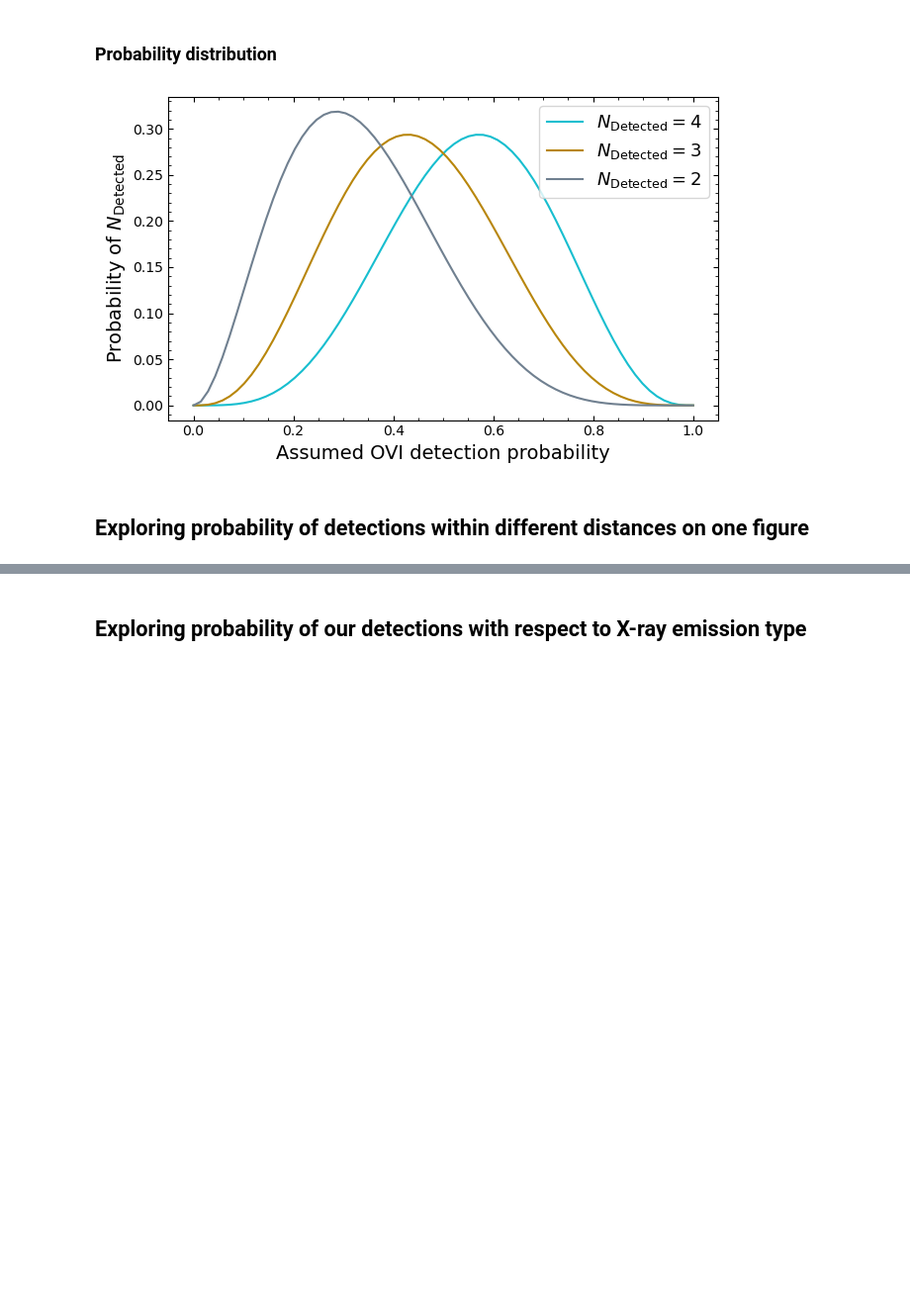
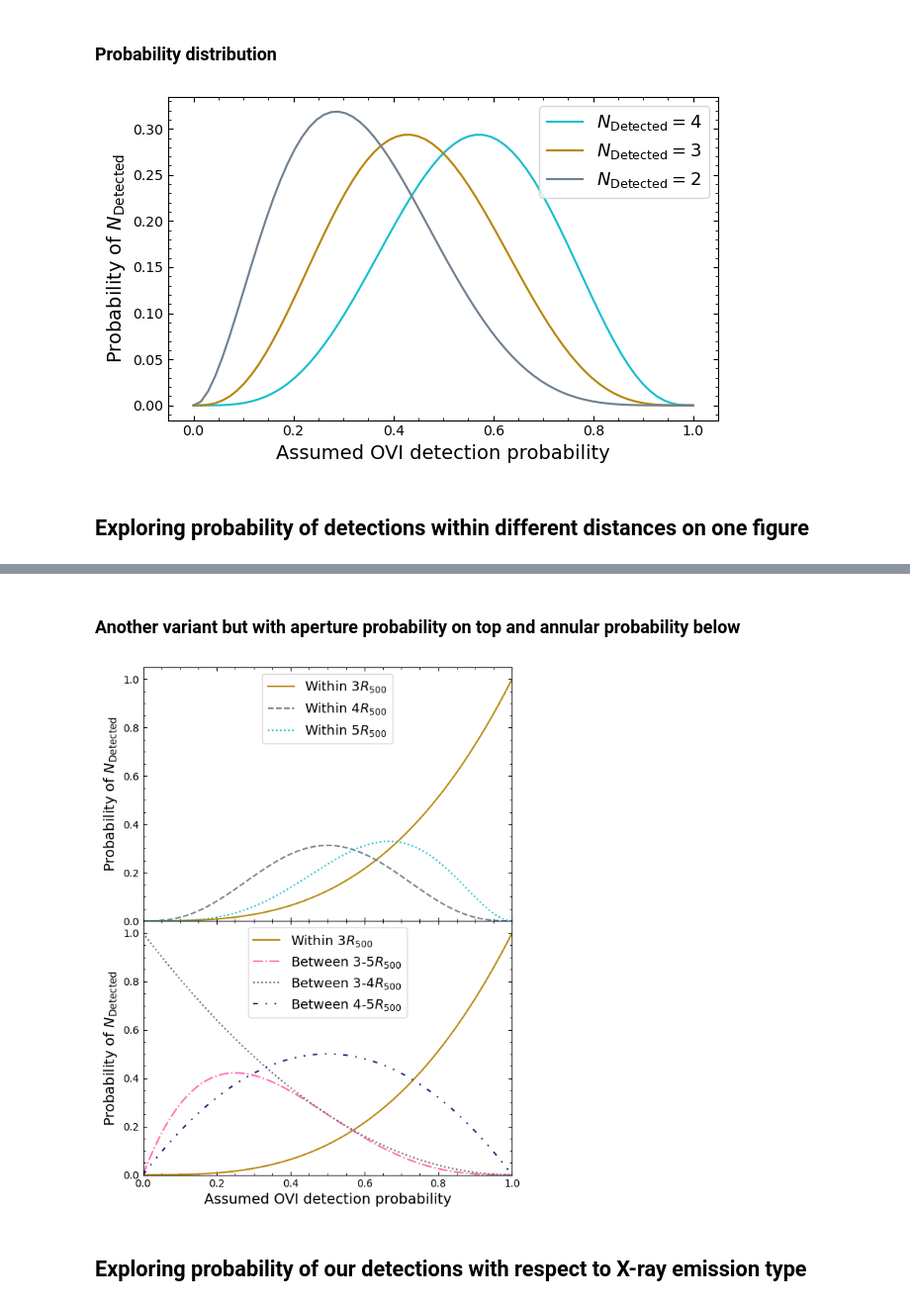
Before and after one commit to DavidT3/OVI_groups, a Jupyter notebook: notebooks/results_analyses/binomial_prob_detection.ipynb, the cells around one changed output, grey strips where cells are left out. Shown at 99% size. Saved outputs shown, nothing was run; the diff lists cells and outputs as text; code cells hidden in the pictures; blank space fills up the shorter version.

```diff
--- a/notebooks/results_analyses/binomial_prob_detection.ipynb
+++ b/notebooks/results_analyses/binomial_prob_detection.ipynb
@@ -173,2 +174,65 @@ print(succ_prob_arr[bin_prob_arr_5r500.argmax()].round(2))
+# %% [markdown]
+### Another variant but with aperture probability on top and annular probability below
+# %%
+# The x-axis - we're exploring a range of success probabilities
+succ_prob_arr = np.linspace(0, 1, 70)
+
+fig, ax_arr = plt.subplots(nrows=2, ncols=1, figsize=(6.5, 9), sharex=True, sharey=False, )
+fig.subplots_adjust(hspace=0)
+
+for ax in ax_arr:
+    ax.minorticks_on()
+    ax.tick_params(which='both', direction='in', right=True, top=True)
+
+plt.sca(ax_arr[0])
+
+bin_prob_arr_3r500 = binom(3, 3, succ_prob_arr)
+plt.plot(succ_prob_arr, bin_prob_arr_3r500, color='darkgoldenrod', label=r'Within 3$R_{500}$')
+
+bin_prob_arr_4r500 = binom(3, 6, succ_prob_arr)
+plt.plot(succ_prob_arr, bin_prob_arr_4r500, color='slategrey', label=r'Within 4$R_{500}$', linestyle='dashed')
+
+bin_prob_arr_5r500 = binom(4, 6, succ_prob_arr)
+plt.plot(succ_prob_arr, bin_prob_arr_5r500, color='tab:cyan', label=r'Within 5$R_{500}$', linestyle='dotted')
+
+plt.xlim([0, 1])
+plt.ylim([0, 1.05])
+plt.legend(loc=9, fontsize=13)
+plt.ylabel(r'Probability of $N_{\rm{Detected}}$', fontsize=14)
+
+plt.sca(ax_arr[1])
+
+# label=r'Between 0-3$R_{500}$'
+plt.plot(succ_prob_arr, bin_prob_arr_3r500, color='darkgoldenrod', label=r'Within 3$R_{500}$')
+
+bin_prob_arr_between3_5r500 = binom(1, 4, succ_prob_arr)
+plt.plot(succ_prob_arr, bin_prob_arr_between3_5r500, color='hotpink', label=r'Between 3-5$R_{500}$',
+         linestyle='dashdot')
+
+# (0, (3, 5, 1, 5, 1, 5))
+bin_prob_arr_between3_4r500 = binom(0, 2, succ_prob_arr)
+plt.plot(succ_prob_arr, bin_prob_arr_between3_4r500, color='dimgrey', label=r'Between 3-4$R_{500}$',
+         linestyle='dotted')
+
+bin_prob_arr_between4_5r500 = binom(1, 2, succ_prob_arr)
+plt.plot(succ_prob_arr, bin_prob_arr_between4_5r500, color='midnightblue', label=r'Between 4-5$R_{500}$',
+         linestyle=(0, (3, 5, 1, 5, 1, 5)))
+
+
+# bin_prob_arr = binom(4, 7, succ_prob_arr)
+# plt.plot(succ_prob_arr, bin_prob_arr, color='firebrick', label=r'Within 6$R_{500}$')
+
+plt.xlabel(r'Assumed OVI detection probability', fontsize=14)
+plt.ylabel(r'Probability of $N_{\rm{Detected}}$', fontsize=14)
+
+plt.xlim([0, 1])
+plt.ylim([0, 1.05])
+
+plt.legend(loc='best', fontsize=13)
+# plt.tight_layout()
+plt.savefig('../../outputs/figures/r500_imppar_withinann_binom.pdf', bbox_inches="tight")
+plt.show()
+# %% [output]
+[figure, added]
 # %% [markdown]
 ## Exploring probability of our detections with respect to X-ray emission type
```
Also changed, not shown: parts of 2 cells of this notebook.
